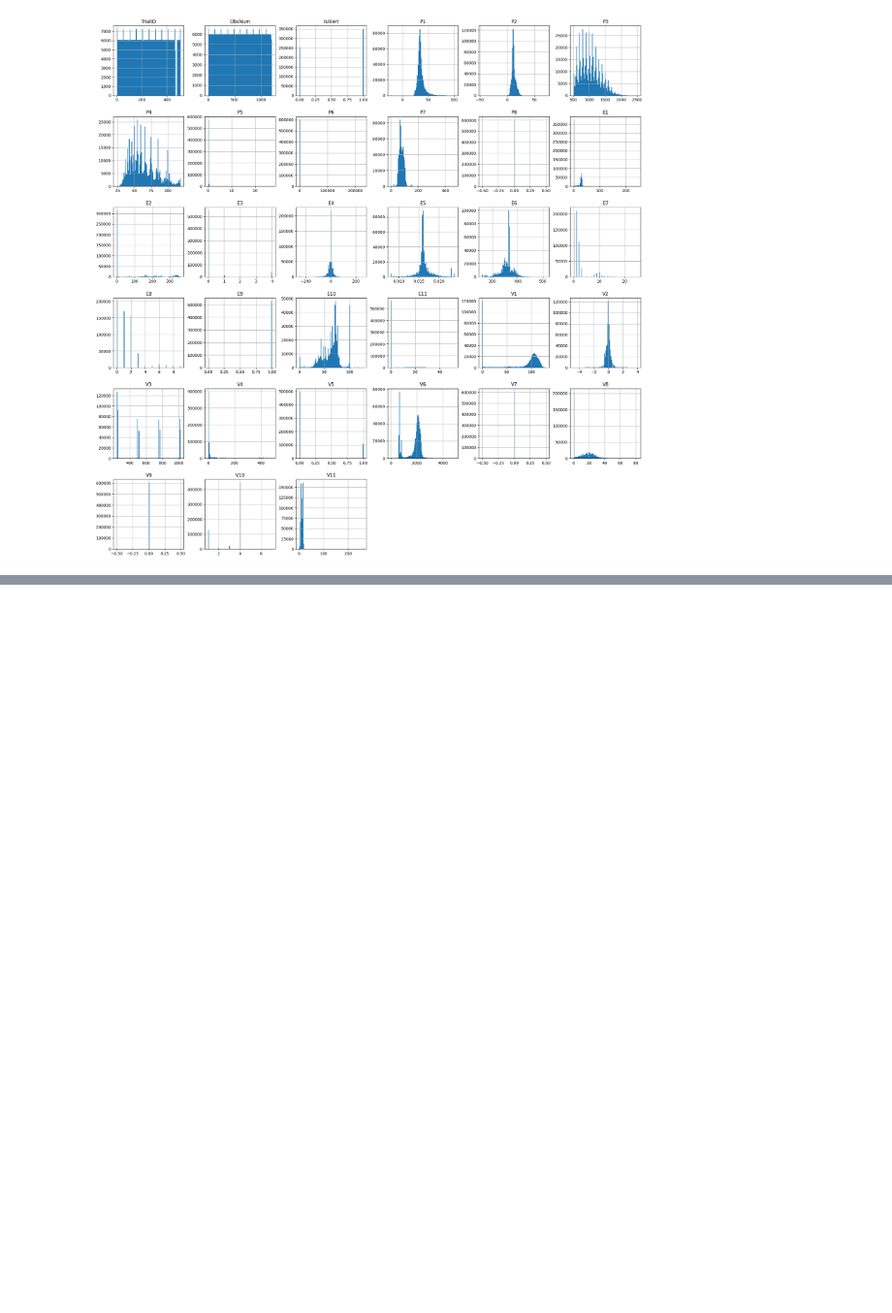
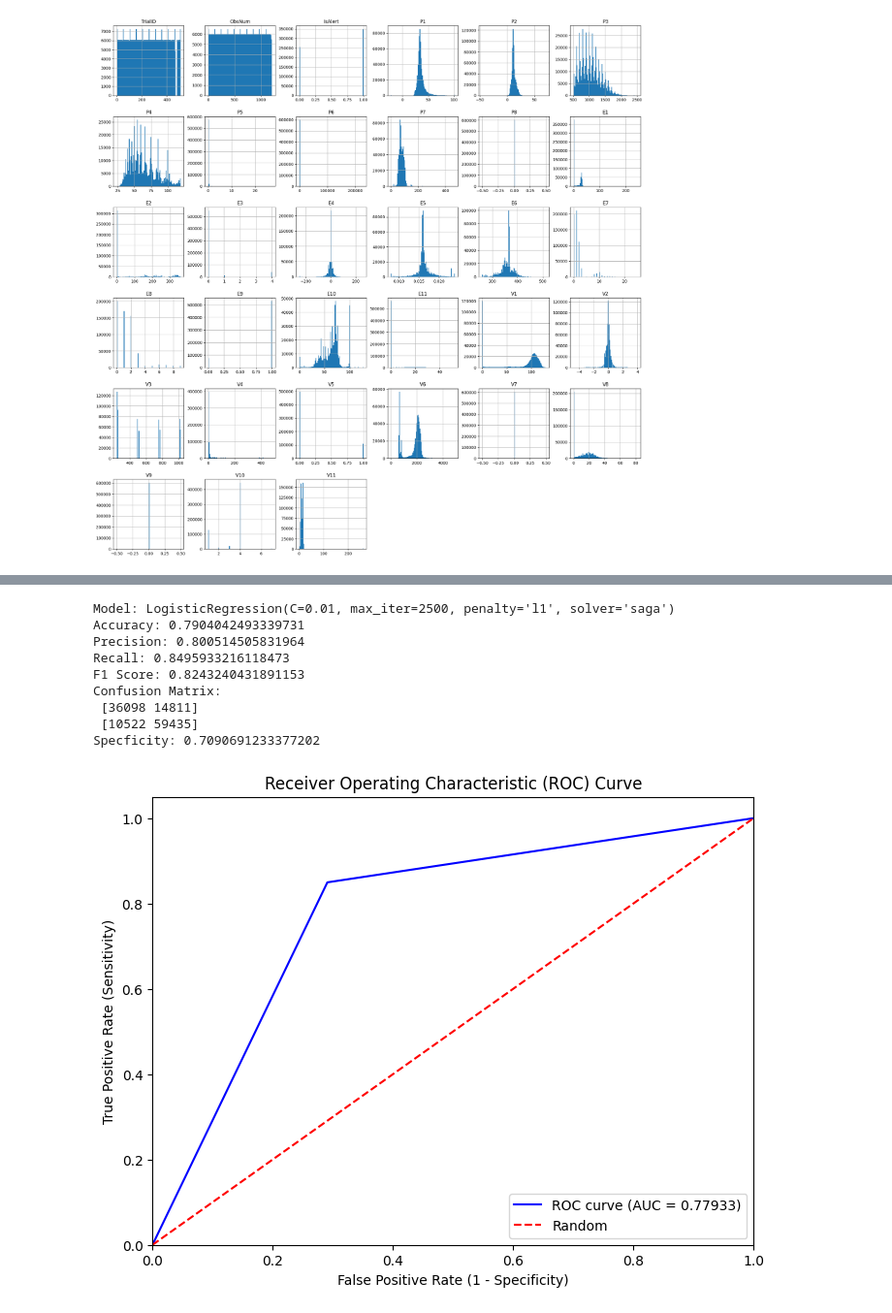
Before and after one commit to JaySachar/MSE413-ML, a Jupyter notebook: Project/main.ipynb, the cells around one changed output, grey strips where cells are left out. Shown at 97% size. Saved outputs shown, nothing was run; the diff lists cells and outputs as text; code cells hidden in the pictures; blank space fills up the shorter version.

Commit message:
Upto the end of Decision Tree Hyper parameter tuning.

```diff
--- a/Project/main.ipynb
+++ b/Project/main.ipynb
@@ -92,0 +276,21 @@ Name: IsAlert, dtype: float64
+# %%
+# Lets attempt to optimize the hyperparameters associated with Logistic Regression
+# Namely, the solver used for optimization. The type of penalty function for regularization. The bias attached to regularization
+# A standard way to do this is by using GridSearchCV
+from sklearn.model_selection import GridSearchCV
+
+param_grid = [
+    {'penalty' : ['l1', 'l2', 'elasticnet'],
+    'C': np.logspace(-2, 2, 5),
+    'solver' : ['lbfgs','newton-cg','liblinear','sag','saga'],
+    'max_iter' : [1000, 2500, 5000]
+    }
+]
+
+logr = LogisticRegression()
+KFolds = 10
+grid_search = GridSearchCV(logr, param_grid, cv=KFolds, scoring='roc_auc') # Is f1_score the best method of checking? Especially cause of the class imbalance?
+
+grid_search.fit(X_train, Y_train)
+
+print(f"Hyperparamters: {grid_search.best_params_}")
@@ -92,0 +316,18 @@ Name: IsAlert, dtype: float64
+# %%
+logr = LogisticRegression(penalty='l1', max_iter=2500, solver='saga', C=0.01)
+
+logr.fit(X_train, Y_train)
+
+model_attribute_eval(X_test, Y_test, logr)
+predicted_logr = logr.predict(X_test)
+# %% [output]
+Model: LogisticRegression(C=0.01, max_iter=2500, penalty='l1', solver='saga')
+Accuracy: 0.7904042493339731
+Precision: 0.800514505831964
+Recall: 0.8495933216118473
+F1 Score: 0.8243240431891153
+Confusion Matrix:
+ [36098 14811]
+ [10522 59435]
+Specficity: 0.7090691233377202
+[figure, added]
```
Also changed, not shown: parts of 28 cells of this notebook.
